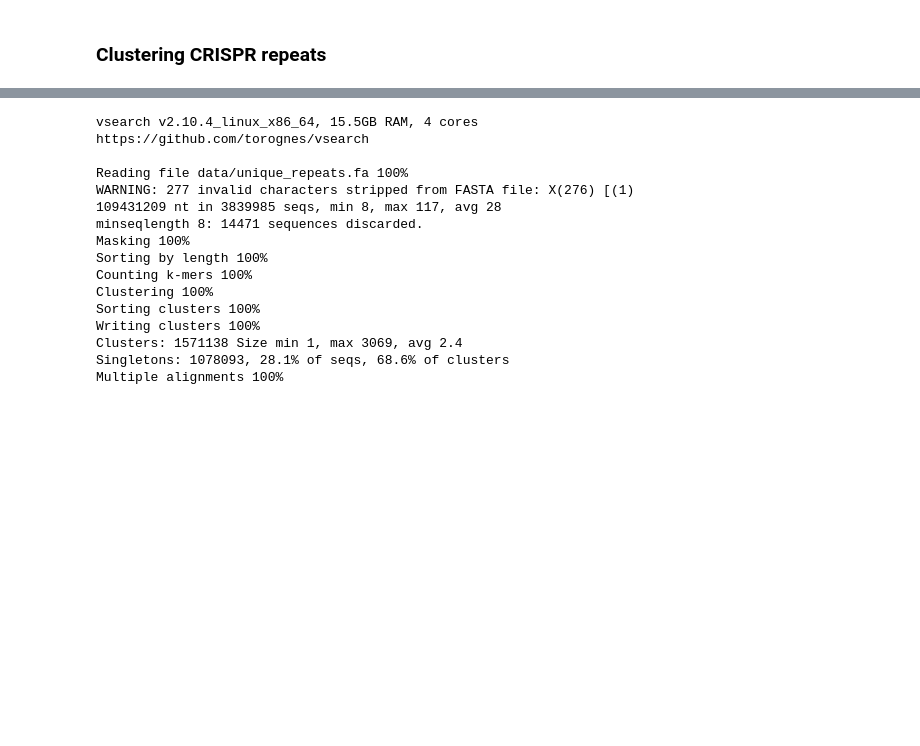
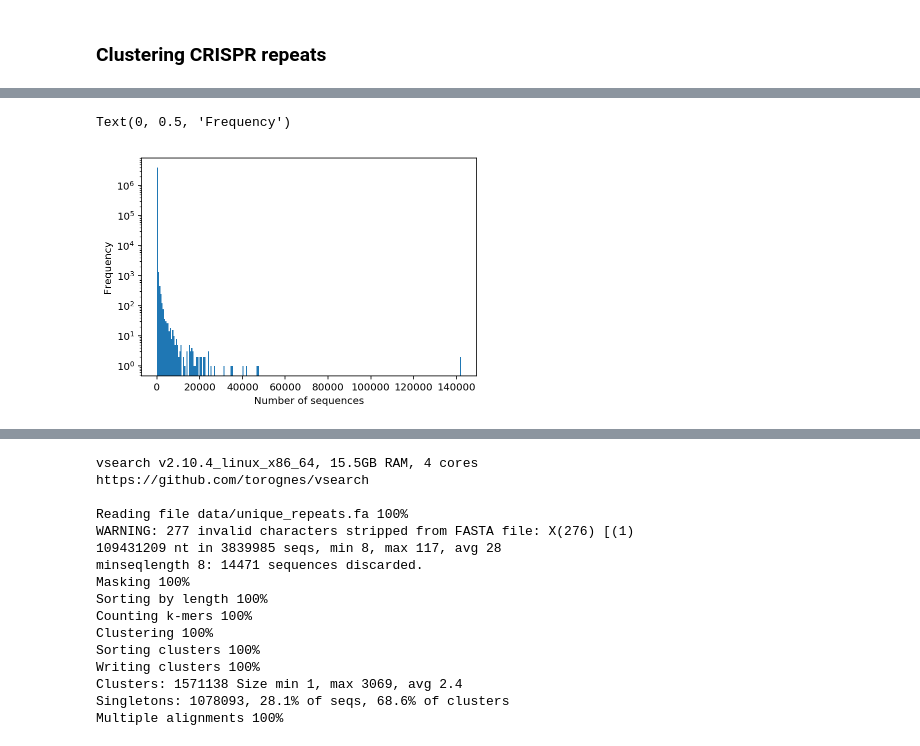
Before and after one commit to camillescott/viralnet, a Jupyter notebook: ViralNetworks.ipynb, the cells around one changed output, grey strips where cells are left out. Drawn from its saved outputs; the diff is of its cells as text; code cells hidden in the pictures; blank space fills up the shorter version.

```diff
--- a/ViralNetworks.ipynb
+++ b/ViralNetworks.ipynb
@@ -129,11 +129,12 @@ for item in repeats.itervalues() :
     progbar.update()
     seq = str(item.sequence)
     if not seq in unique_repeats :
-        unique_repeats[ seq ] = item.name
+        unique_repeats[ seq ] = []
+    unique_repeats[ seq ].append( item.name )
 
 with open( 'data/unique_repeats.fa', 'w' ) as f :
     for seq,name in unique_repeats.items() :
-        f.write( '> ' + name + '\n' + seq.replace('-','') + '\n' )
+        f.write( '> ' + name[0] + '\n' + seq.replace('-','') + '\n' )
 
 print( 'total repeats  : ', len( repeats ) )
 print( 'unique repeats : ', len( unique_repeats ) )
@@ -143,2 +144,12 @@ Total time elapsed: 00:08:55
 total repeats  :  16001811
 unique repeats :  3854456
+# %%
+sorted_unique_repeats = sorted( unique_repeats.items(), key=lambda x : len(x[1]), reverse=True )
+# %%
+result = hist( [ len(i[1]) for i in sorted_unique_repeats ], 256 )
+semilogy()
+xlabel( 'Number of sequences' )
+ylabel( 'Frequency' )
+# %% [output]
+Text(0, 0.5, 'Frequency')
+[figure, added]
```
Also changed, not shown: parts of 4 cells of this notebook, 1 other file.
